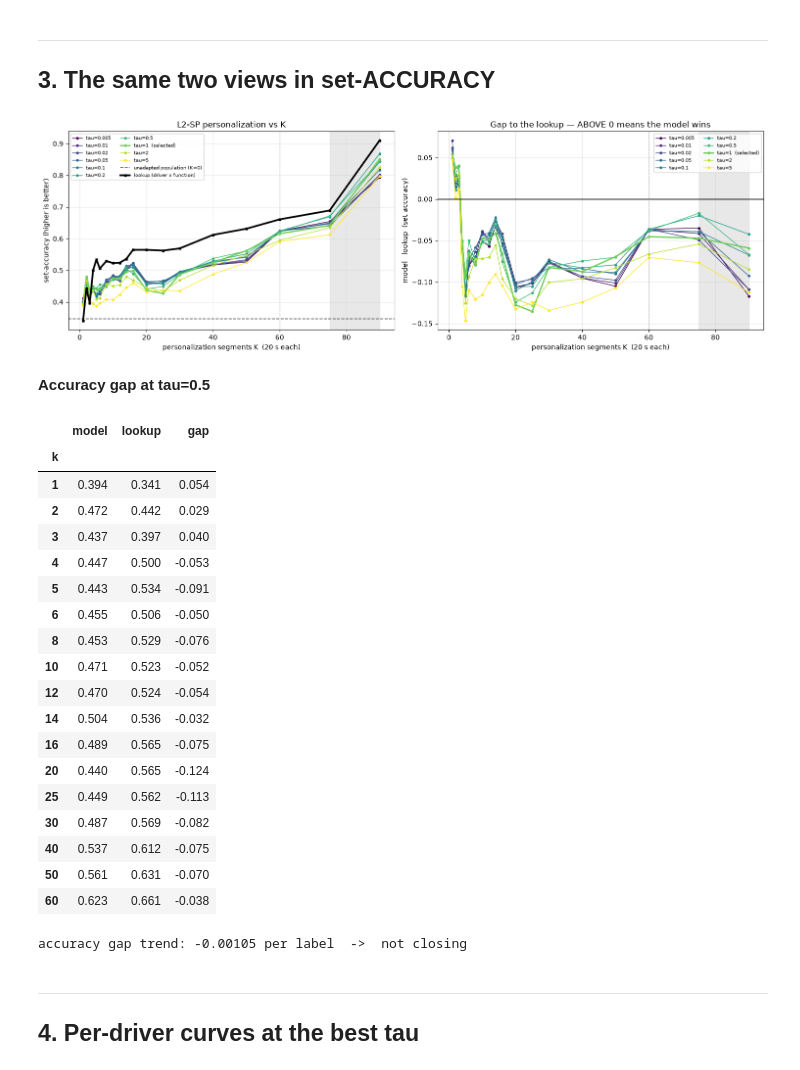
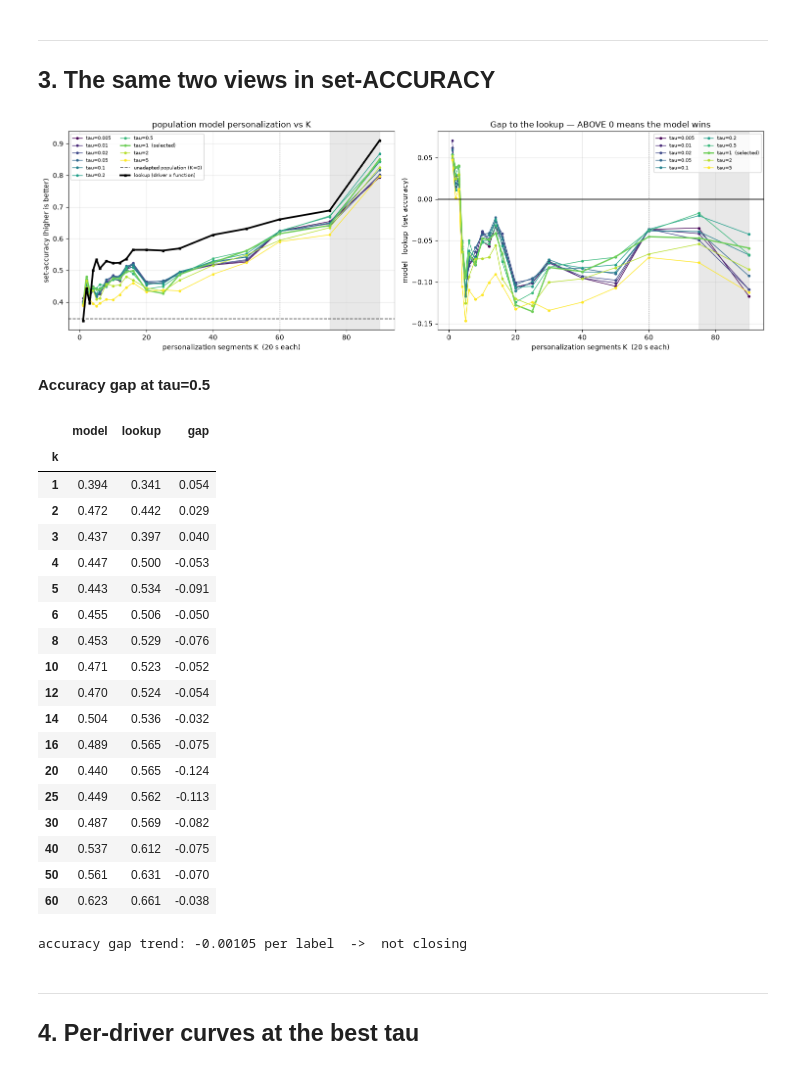
Before and after one commit to DaniPulidoE/ProActivity_Personalization, a Jupyter notebook: src/ProVoice/training_analysis/l2sp_sweep_analysis.ipynb, the cells around one changed output. Saved outputs shown, nothing was run; the diff lists cells and outputs as text; code cells hidden in the pictures.

```diff
--- a/src/ProVoice/training_analysis/l2sp_sweep_analysis.ipynb
+++ b/src/ProVoice/training_analysis/l2sp_sweep_analysis.ipynb
@@ -270,28 +269,28 @@ Linear extrapolation of a learning curve is optimistic; the collected budget rea
 # %%
 M["gap_acc"] = M.set_acc - M.lk_set_acc     # >0 : MODEL better (higher is better)
 
 fig, axes = plt.subplots(1, 2, figsize=(15, 5))
 plot_vs_k(df, "set_acc", "set-accuracy (higher is better)",
-          "L2-SP personalization vs K", floor=df.base_set_acc.mean(),
+          "population model personalization vs K", floor=df.base_set_acc.mean(),
           floor_label="unadapted population (K=0)", selected_tau=SEL_TAU,
           ax=axes[0], min_drivers=12,
           reference=LK_ACC["mean"], reference_label="lookup (driver x function)")
 plot_vs_k(M.dropna(subset=["gap_acc"]), "gap_acc",
           "model - lookup  (set-accuracy)",
           "Gap to the lookup — ABOVE 0 means the model wins",
           zero_line=True, selected_tau=SEL_TAU, ax=axes[1], min_drivers=12)
 plt.tight_layout(); plt.show()
 
 ga = M[(M.tau == BEST_TAU) & (M.k <= K_CAP)].dropna(subset=["gap_acc"])
 t2 = ga.groupby("k").agg(model=("set_acc", "mean"), lookup=("lk_set_acc", "mean"),
                          gap=("gap_acc", "mean"))
 display(Markdown(f"**Accuracy gap at tau={BEST_TAU:g}**"))
 display(t2.round(3))
 sl2 = np.polyfit(t2.index.astype(float), t2["gap"].values, 1)
 print(f"accuracy gap trend: {sl2[0]:+.5f} per label"
       + (f"  ->  reaches zero at K={-sl2[1]/sl2[0]:.0f}" if sl2[0] > 0 else "  ->  not closing"))
 # %% [output]
-[figure, old version]
+[figure, new version]
 **Accuracy gap at tau=0.5**
 |  | model | lookup | gap |
 | k |  |  |  |
```
Also changed, not shown: parts of 2 cells of this notebook, 4 other files.
